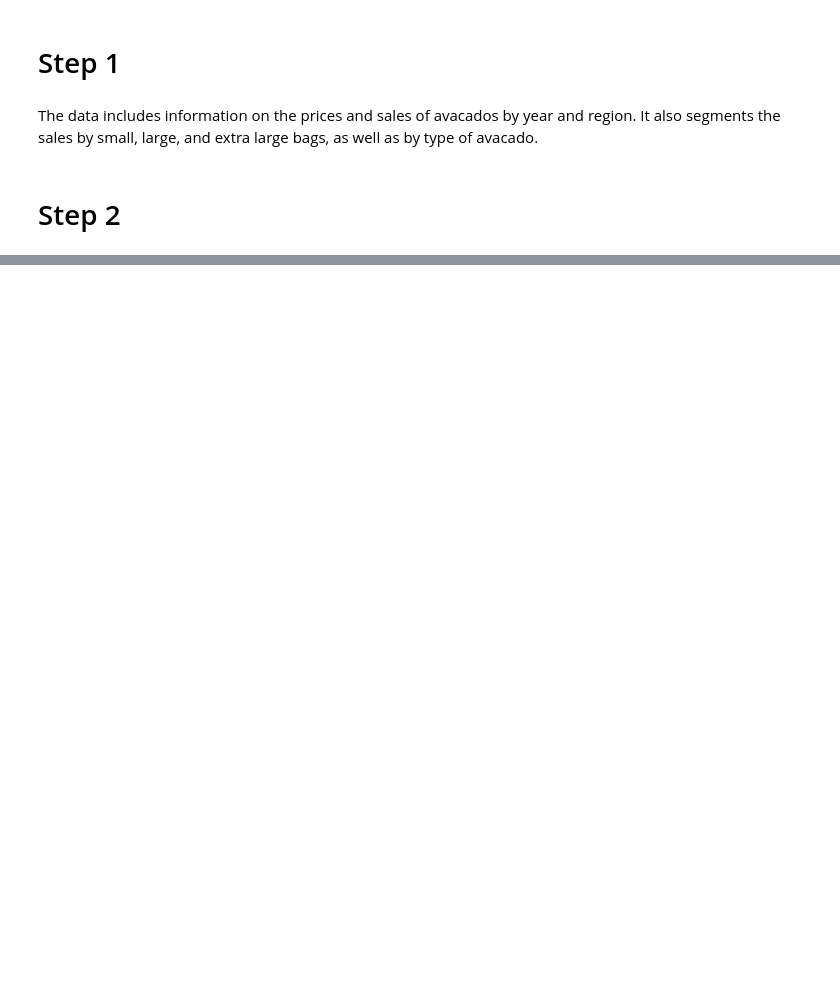
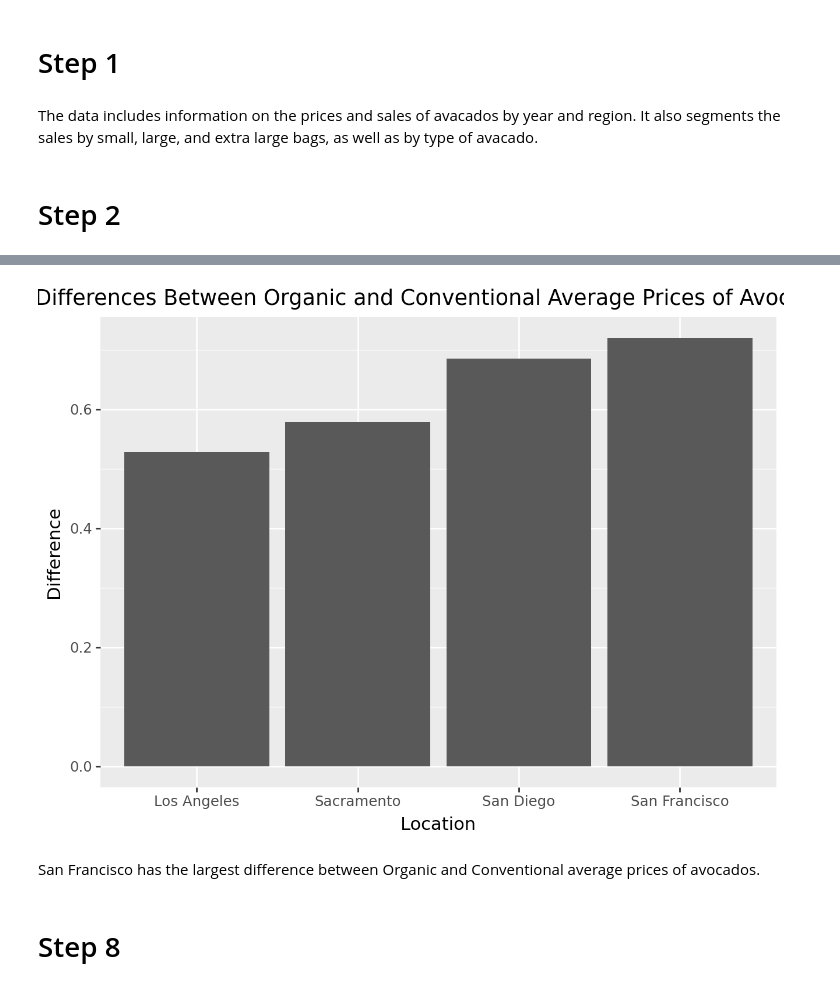
Before and after one commit to rtneely/GSB-544, a Jupyter notebook: Week-2/Lab2.ipynb, the cells around one changed output, grey strips where cells are left out. Drawn from its saved outputs; the diff is of its cells as text; code cells hidden in the pictures; blank space fills up the shorter version.

```diff
--- a/Week-2/Lab2.ipynb
+++ b/Week-2/Lab2.ipynb
@@ -97,0 +216,5 @@ df.rename(columns = {
+# %%
+california_regions_df = (df[(df['geography']=='Los Angeles')|(df['geography']=='San Diego')|
+                    (df['geography']=='San Francisco')|(df['geography']=='Sacramento')])
+
+california_regions_df
@@ -97,0 +237,7 @@ df.rename(columns = {
+# %%
+california_prices = california_regions_df.groupby(["geography", "type"])["average_price"].mean().reset_index()
+long_prices_df = california_prices.pivot(index = ["geography"], columns = "type", values = "average_price")
+long_prices_df["difference"] = long_prices_df["organic"] - long_prices_df["conventional"]
+long_prices_df = long_prices_df.reset_index()
+
+long_prices_df
@@ -97,0 +250,11 @@ df.rename(columns = {
+# %%
+(ggplot(long_prices_df, aes(x='geography', y='difference'))
+    + geom_bar(stat = 'identity')
+    + labs(x = 'Location', y = 'Difference', title = "Differences Between Organic and Conventional Average Prices of Avocados")
+)
+# %% [output]
+[figure, added]
+# %% [markdown]
+San Francisco has the largest difference between Organic and Conventional average prices of avocados.
+# %% [markdown]
+# Step 8
```
Also changed, not shown: parts of 26 cells of this notebook, 1 other file.
